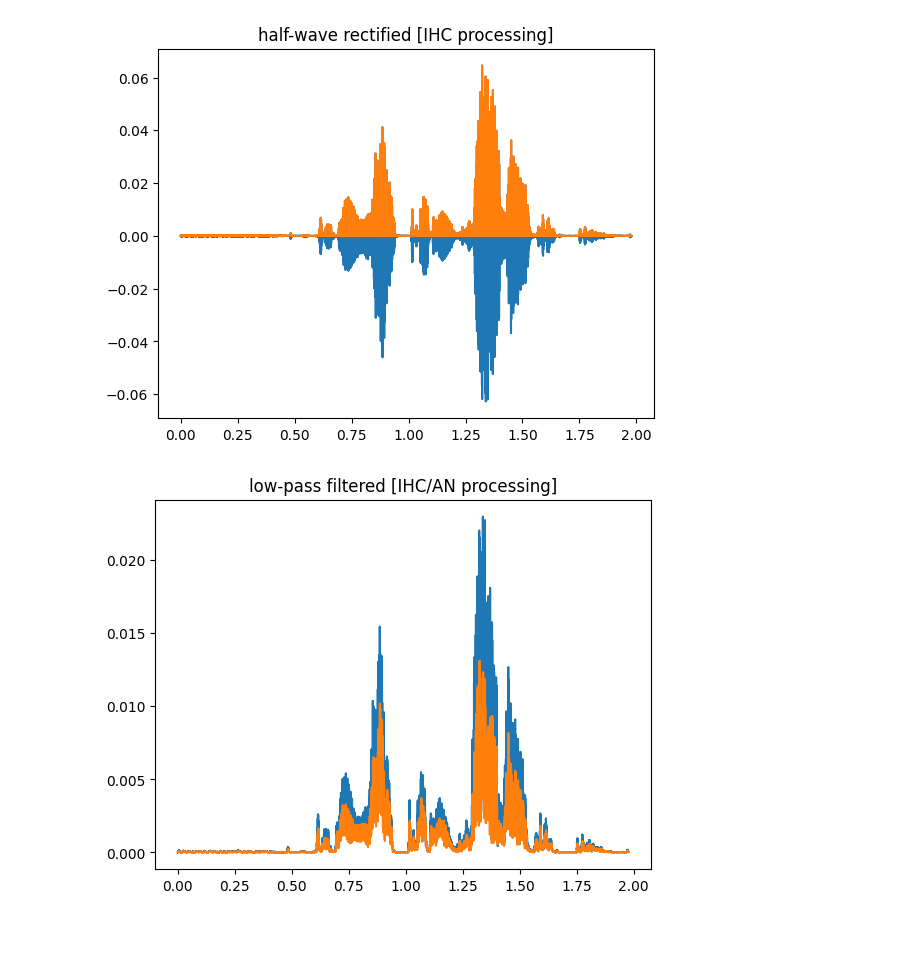
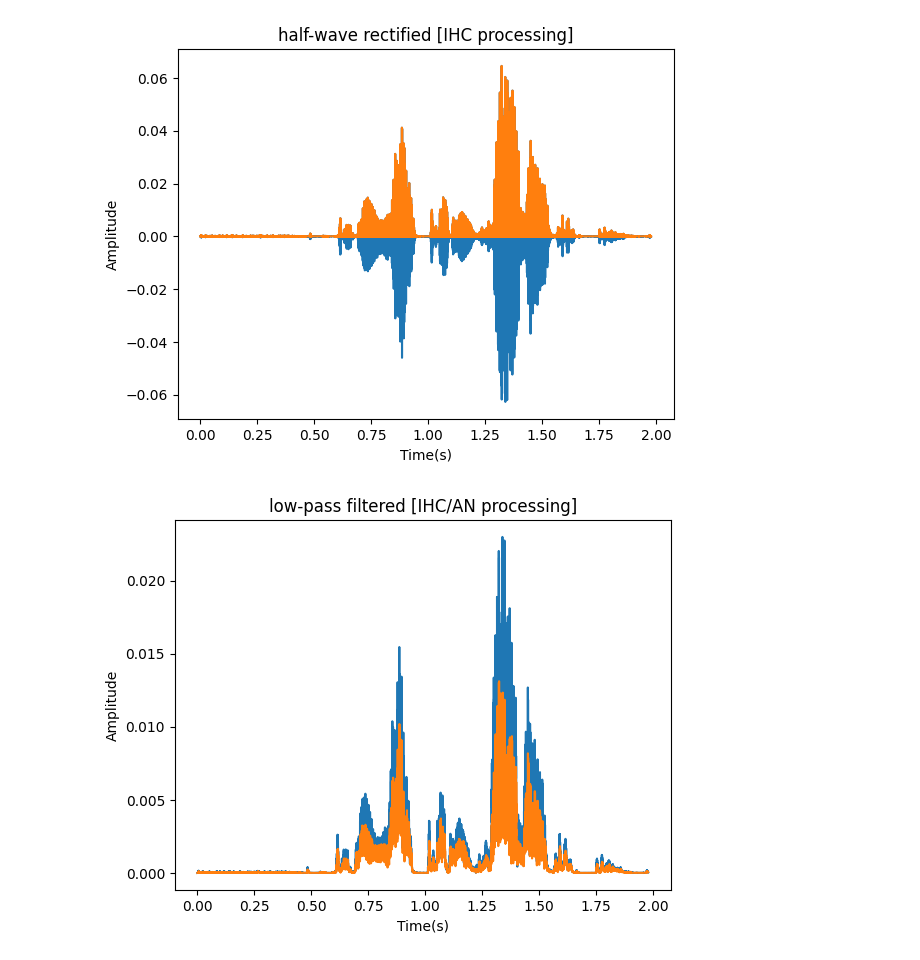
Before and after one commit to cesarz10/Auditory-computation, a Jupyter notebook: AudCompLab1_2022/CompAudLab_Binaural.ipynb, the cells around one changed output. Saved outputs shown, nothing was run; the diff lists cells and outputs as text; code cells hidden in the pictures; blank space fills up the shorter version.

```diff
--- a/AudCompLab1_2022/CompAudLab_Binaural.ipynb
+++ b/AudCompLab1_2022/CompAudLab_Binaural.ipynb
@@ -66,33 +71,37 @@ plt.show()
 # %%
 #To mimic the biophysics of auditory processing associated with the cochlear sensory cells (inner-hair-cell)
 #and auditory nerve synapses, first a half-wave rectification is applied, after which a low-pass filtering is conducted
 #which functionally models the physiology observation that for carrier frequencies under 1 kHz the signals-phase
 #information is kept while it is removed for carrier frequencies above 1 kHz (i.e., the auditory phase-locking limit).
 #index 42 corresponds to the band with a 1-kHz center frequency
 
 #%rectification
 rec_L = gt_L * (gt_L > 0)
 rec_R = gt_R * (gt_R > 0)
 
 plt.figure()
-plt.plot(t,gt_L[42,:])
-plt.plot(t,rec_L[42,:])
+plt.plot(t, gt_L[42,:])
+plt.plot(t, rec_L[42,:])
+plt.xlabel("Time(s)")
+plt.ylabel("Amplitude")
 plt.title('half-wave rectified [IHC processing]')
 
 fCut=1000
 
 #LP filtering
 from scipy.signal import fftconvolve, lfilter
-beta=np.exp(-fCut/fs);
+beta=np.exp(-fCut/fs)
 IHC_L=lfilter([1-beta],[1, -beta], rec_L, axis=1)
 IHC_R=lfilter([1-beta],[1, -beta], rec_R, axis=1)
 
 plt.figure()
-plt.plot(t,IHC_L[42,:])
-plt.plot(t,IHC_R[42,:])
+plt.plot(t, IHC_L[42,:])
+plt.plot(t, IHC_R[42,:])
 plt.title('low-pass filtered [IHC/AN processing]')
+plt.xlabel("Time(s)")
+plt.ylabel("Amplitude")
 plt.show()
 # %% [output]
-[figure, old version]
+[figure, new version]
-[figure, old version]
+[figure, new version]
 # %%
```
Also changed, not shown: parts of 3 cells of this notebook, 1 other file.
